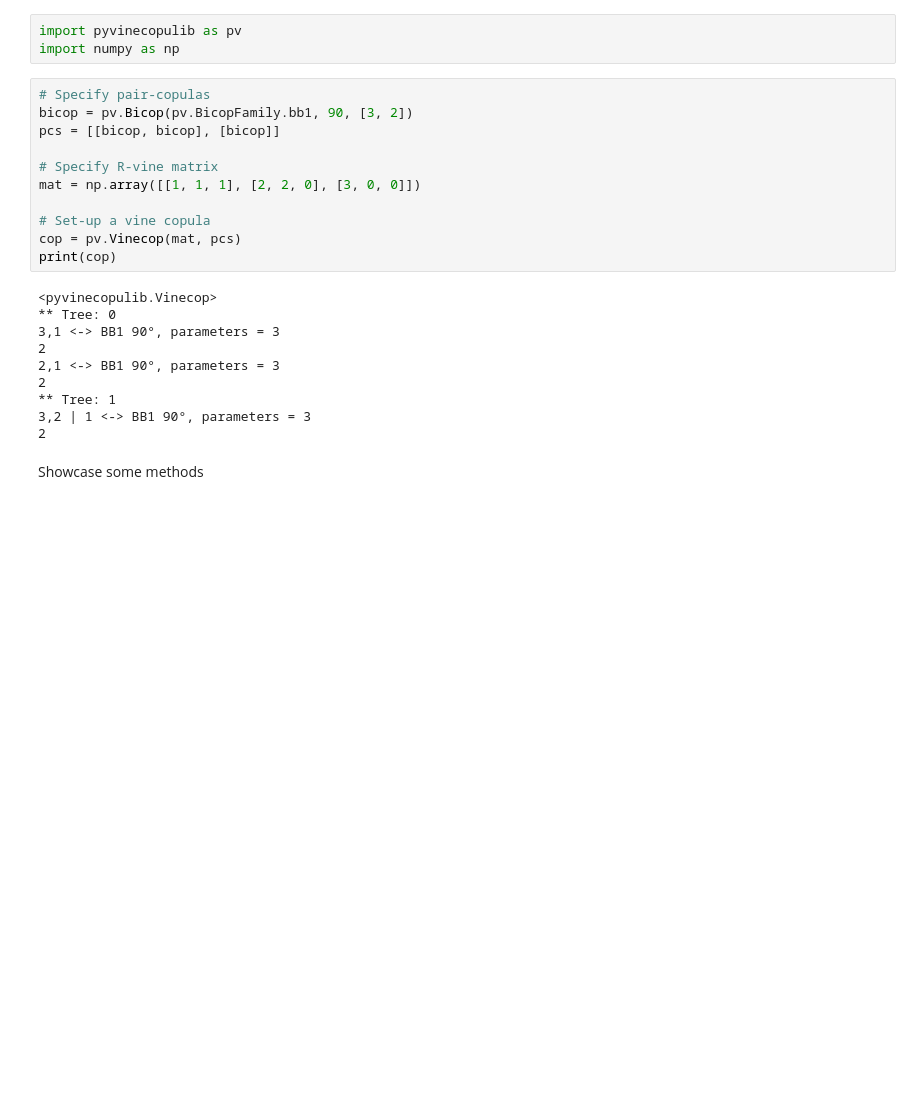
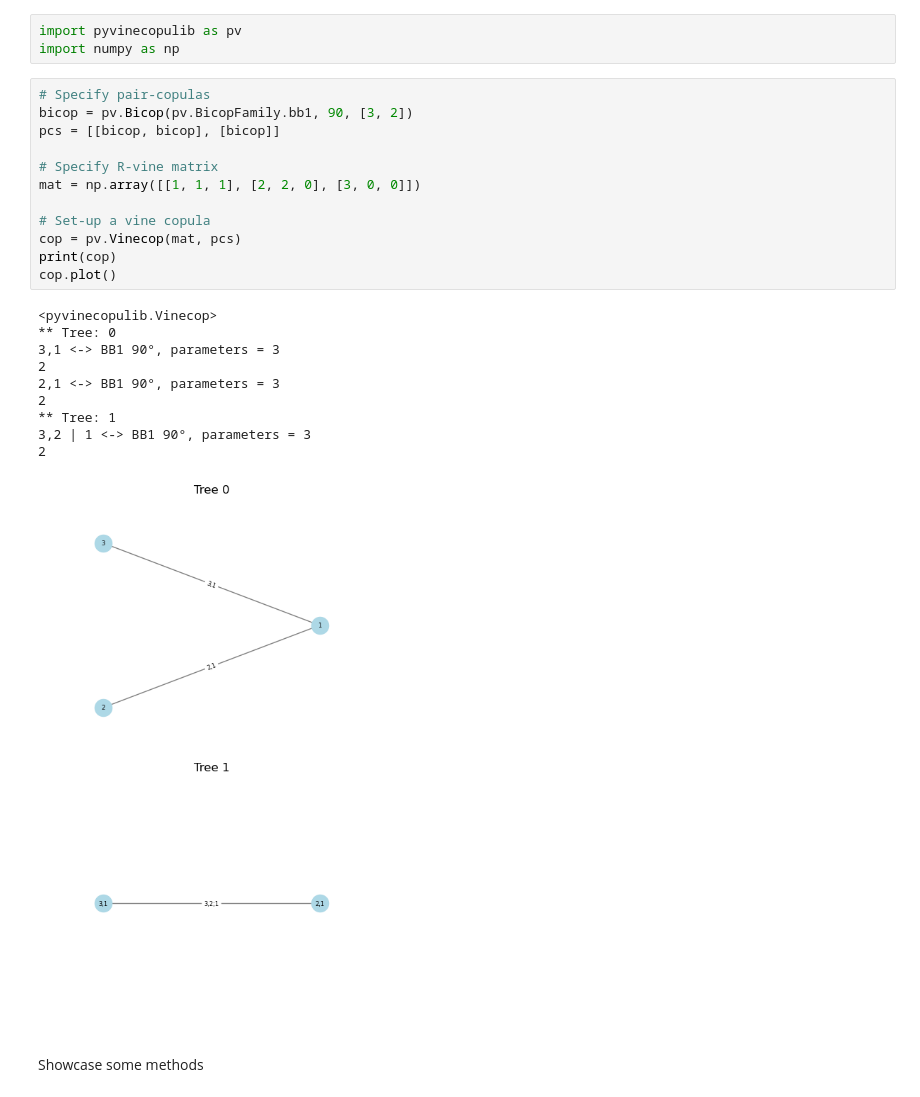
Before and after one commit to vinecopulib/pyvinecopulib, a Jupyter notebook: examples/vine_copulas.ipynb, the cells around one changed output. Drawn from its saved outputs; the diff is of its cells as text; blank space fills up the shorter version.

```diff
--- a/examples/vine_copulas.ipynb
+++ b/examples/vine_copulas.ipynb
@@ -6,24 +6,26 @@ import numpy as np
 # %%
 # Specify pair-copulas
 bicop = pv.Bicop(pv.BicopFamily.bb1, 90, [3, 2])
 pcs = [[bicop, bicop], [bicop]]
 
 # Specify R-vine matrix
 mat = np.array([[1, 1, 1], [2, 2, 0], [3, 0, 0]])
 
 # Set-up a vine copula
 cop = pv.Vinecop(mat, pcs)
 print(cop)
+cop.plot()
 # %% [output]
 <pyvinecopulib.Vinecop>
 ** Tree: 0
 3,1 <-> BB1 90°, parameters = 3
 2
 2,1 <-> BB1 90°, parameters = 3
 2
 ** Tree: 1
 3,2 | 1 <-> BB1 90°, parameters = 3
 2
+[figure, added]
 # %% [markdown]
 Showcase some methods
 # %%
```
Also changed, not shown: parts of 3 cells of this notebook, 36 other files.
